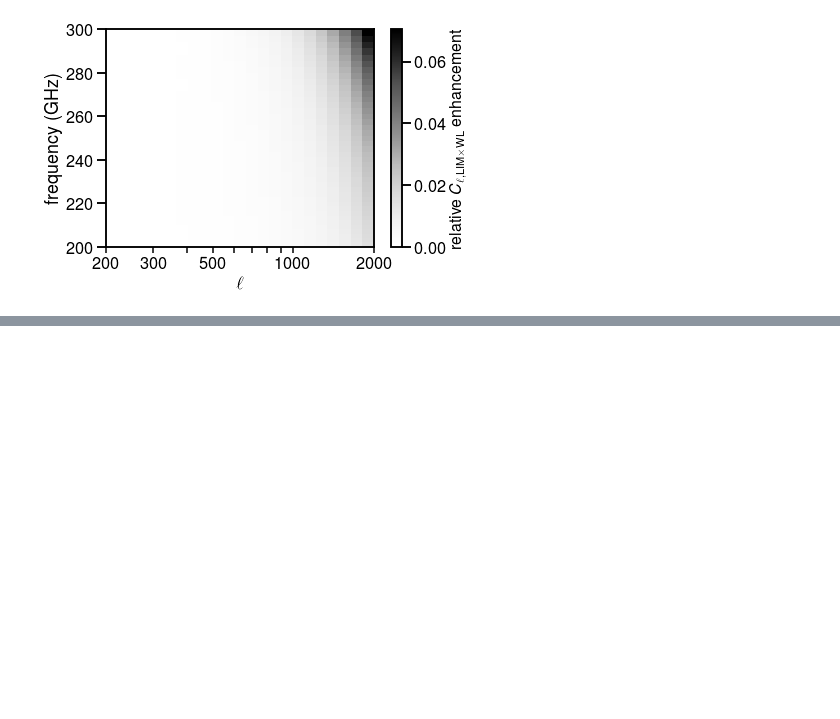
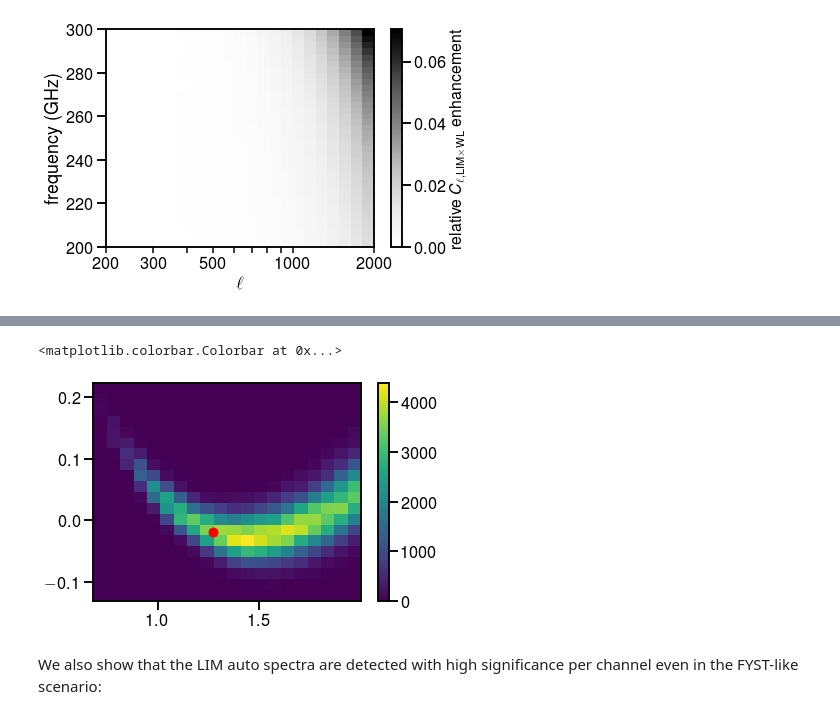
Before and after one commit to dongwooc/lim-lensing-predictions, a Jupyter notebook: code.ipynb, the cells around one changed output, grey strips where cells are left out. Saved outputs shown, nothing was run; the diff lists cells and outputs as text; code cells hidden in the pictures; blank space fills up the shorter version.

```diff
--- a/code.ipynb
+++ b/code.ipynb
@@ -1766,0 +1770,9 @@ np.matmul(observable_vector_Y10_with1h,np.matmul(np.linalg.inv(covar_CplusS3_Y10
+# %%
+pl.hist2d(draw[:,0],draw[:,1]-np.polyval(np.polyfit(draw[:,0],draw[:,1],1),draw[:,0]),bins=20)
+pl.plot(1.27,-1-np.polyval(np.polyfit(draw[:,0],draw[:,1],1),1.27),'ro')
+pl.colorbar()
+# %% [output]
+<matplotlib.colorbar.Colorbar at 0x...>
+[figure, added]
+# %% [markdown]
+We also show that the LIM auto spectra are detected with high significance per channel even in the FYST-like scenario:
```
Also changed, not shown: parts of 310 cells of this notebook, 4 other files.
